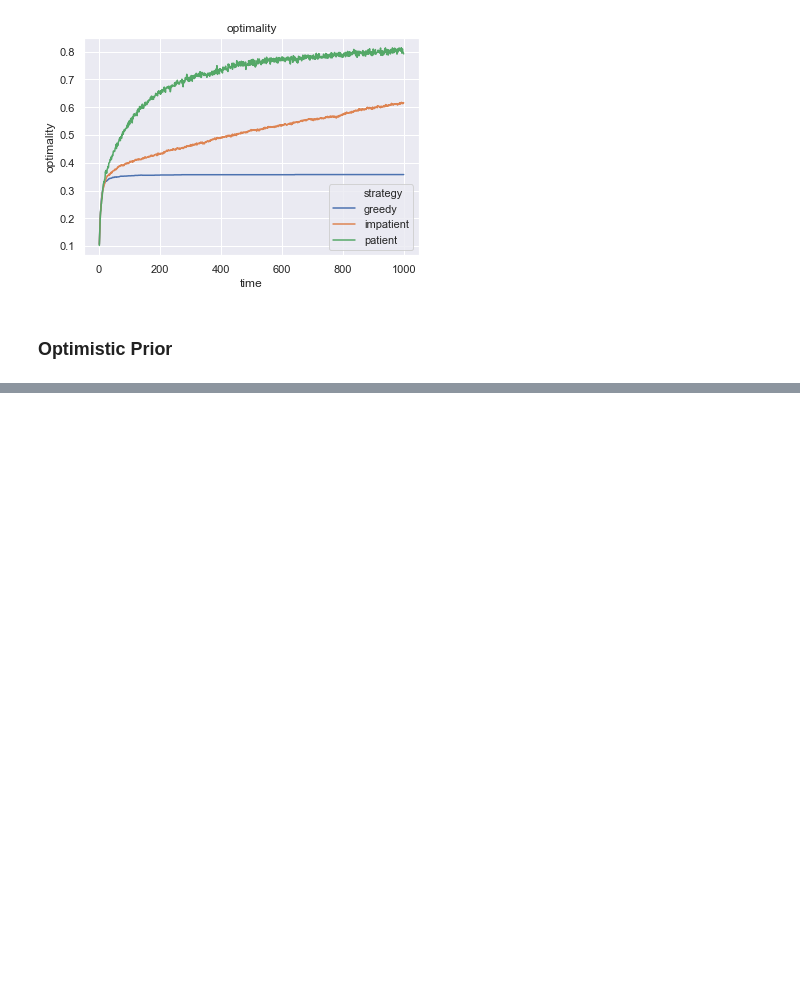
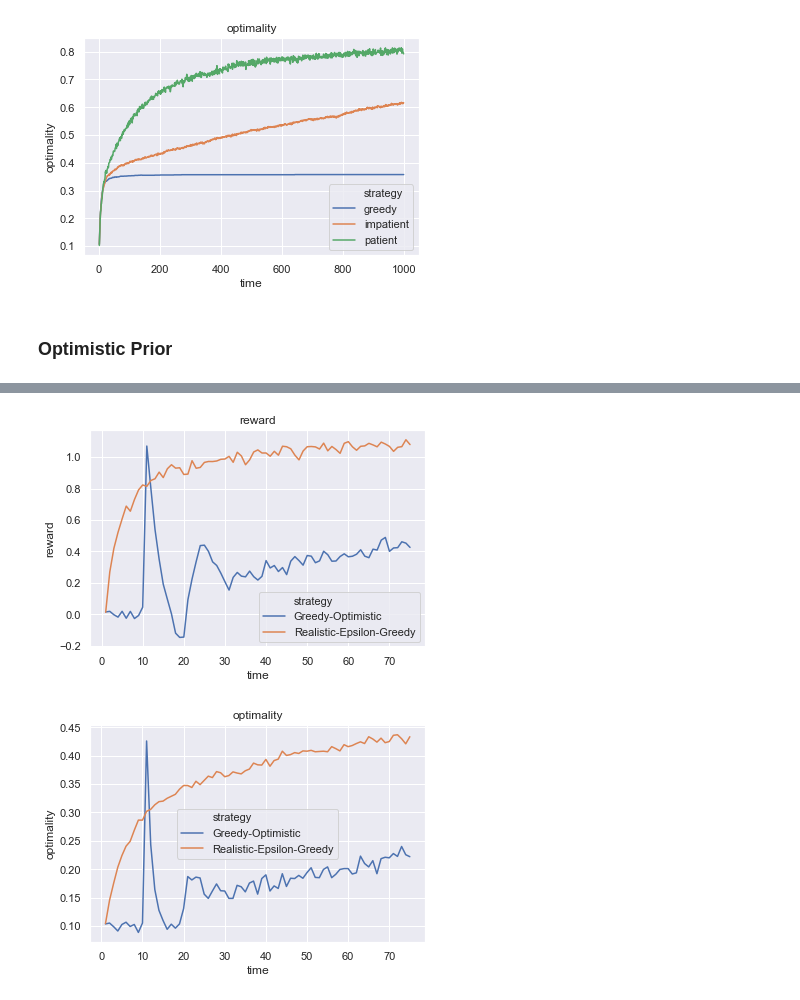
Before and after one commit to rcharan/phutball, a Jupyter notebook: rl/Sutton-Barto.ipynb, the cells around one changed output, grey strips where cells are left out. Cells and saved outputs as stored; diff of their text form; code cells hidden in the pictures; blank space fills up the shorter version.

```diff
--- a/rl/Sutton-Barto.ipynb
+++ b/rl/Sutton-Barto.ipynb
@@ -211,0 +235,8 @@ sim.plots()
+# %%
+zoom = 75
+fig_1 = sim._plot('reward', sim.data['reward'][:zoom])
+fig_2 = sim._plot('optimality', sim.data['optimality'][:zoom])
+plt.show()
+# %% [output]
+[figure, added]
+[figure, added]
```
Also changed, not shown: parts of 3 cells of this notebook.
